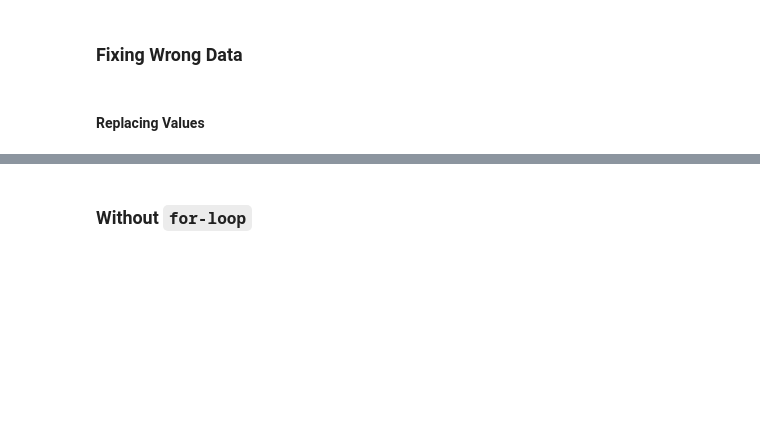
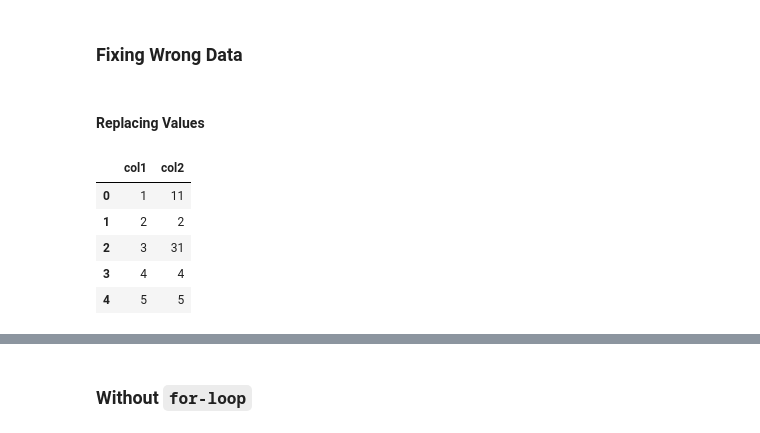
Before and after one commit to M-Ghodrat/CS-Tutorial, a Jupyter notebook: Extra/Pandas.ipynb, the cells around one changed output, grey strips where cells are left out. Saved outputs shown, nothing was run; the diff lists cells and outputs as text; code cells hidden in the pictures; blank space fills up the shorter version.

```diff
--- a/Extra/Pandas.ipynb
+++ b/Extra/Pandas.ipynb
@@ -1253,3 +1257,13 @@ df.loc[7, 'Duration'] = 45
 for x in df.index:
     if df.loc[x, 'Duration'] > 120:
         df.loc[x, 'Duration'] = 120
+# %%
+dd = pd.DataFrame({'col1': [1,2,3,4,5], 'col2': [11, 2, 31, 4, 5]})
+dd
+# %% [output]
+|  | col1 | col2 |
+| 0 | 1 | 11 |
+| 1 | 2 | 2 |
+| 2 | 3 | 31 |
+| 3 | 4 | 4 |
+| 4 | 5 | 5 |
```
Also changed, not shown: parts of 3 cells of this notebook.
